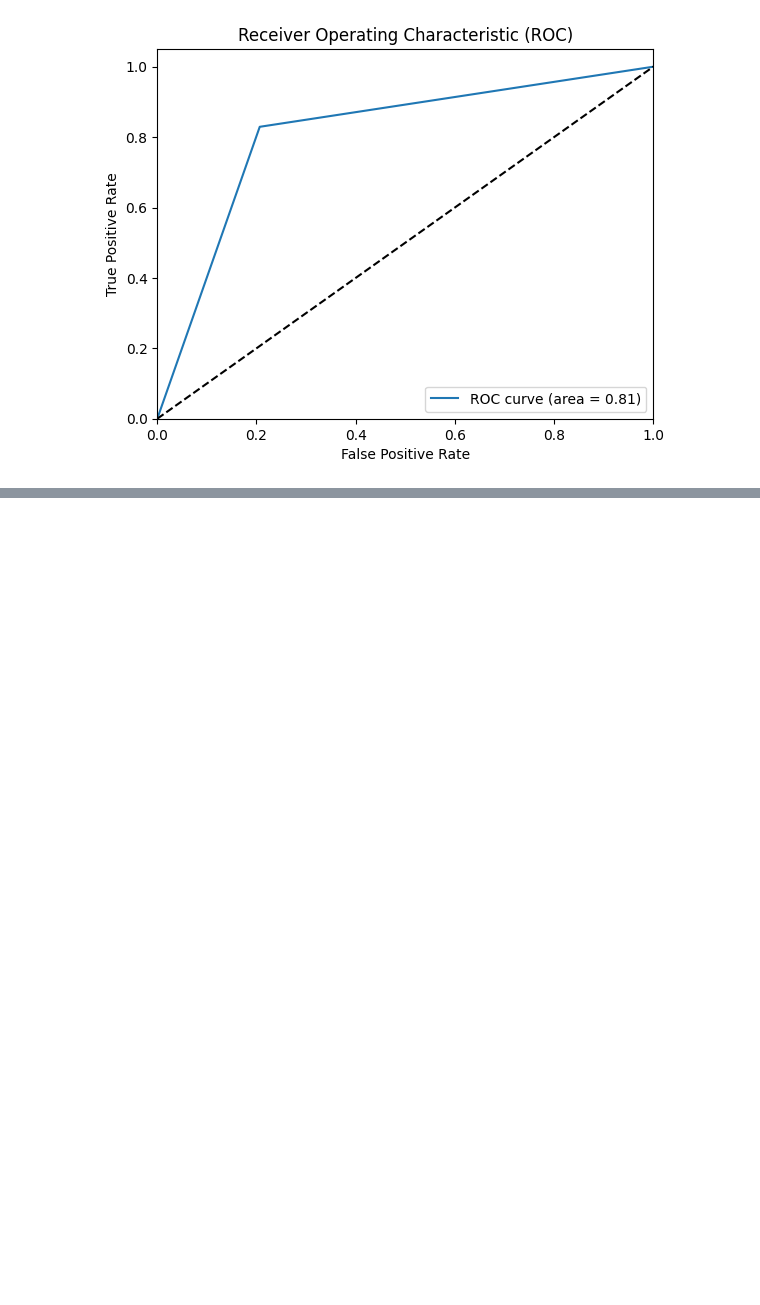
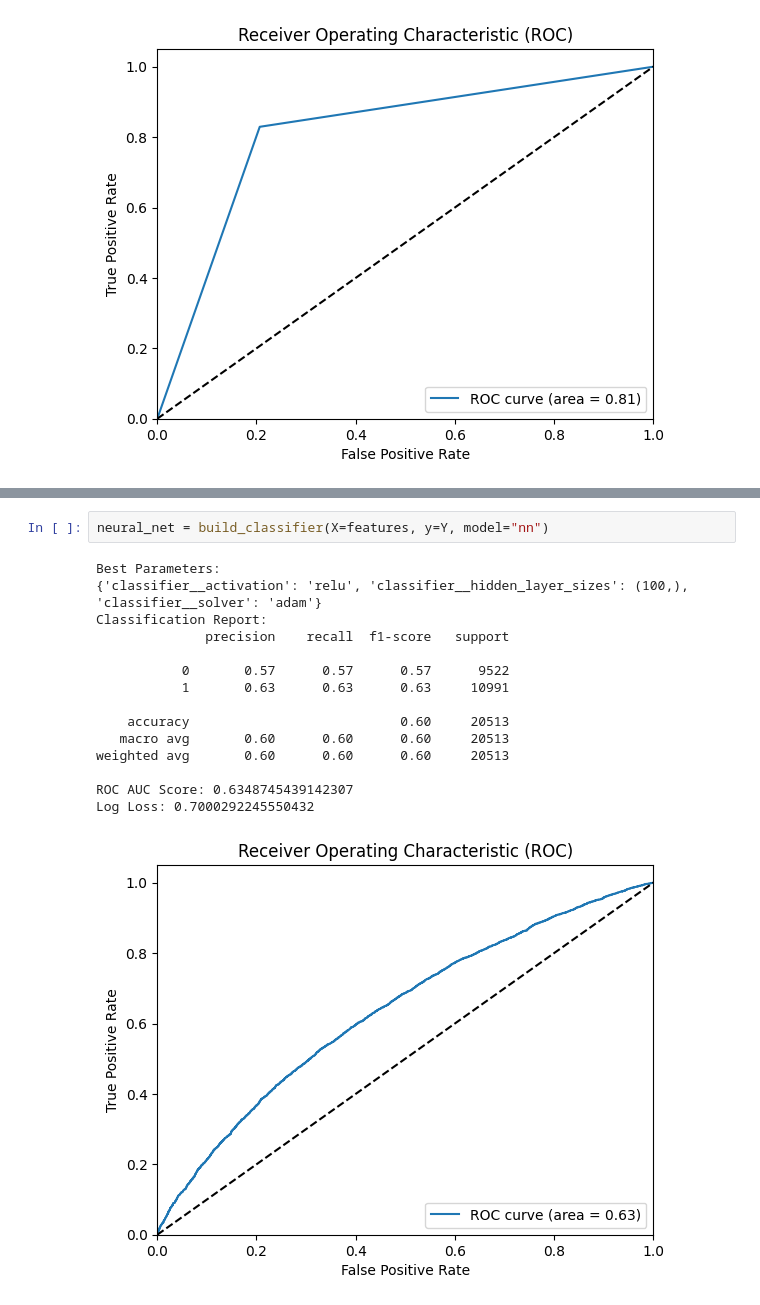
Before and after one commit to fpechierasData/lol_item_recommender, a Jupyter notebook: scratch.ipynb, the cells around one changed output, grey strips where cells are left out. Cells and saved outputs as stored; diff of their text form; blank space fills up the shorter version.

```diff
--- a/scratch.ipynb
+++ b/scratch.ipynb
@@ -224,0 +251,18 @@ Log Loss: 6.752584213639021
+# %%
+neural_net = build_classifier(X=features, y=Y, model="nn")
+# %% [output]
+Best Parameters:
+{'classifier__activation': 'relu', 'classifier__hidden_layer_sizes': (100,), 'classifier__solver': 'adam'}
+Classification Report:
+              precision    recall  f1-score   support
+
+           0       0.57      0.57      0.57      9522
+           1       0.63      0.63      0.63     10991
+
+    accuracy                           0.60     20513
+   macro avg       0.60      0.60      0.60     20513
+weighted avg       0.60      0.60      0.60     20513
+
+ROC AUC Score: 0.6348745439142307
+Log Loss: 0.7000292245550432
+[figure, added]
```
Also changed, not shown: parts of 11 cells of this notebook.
